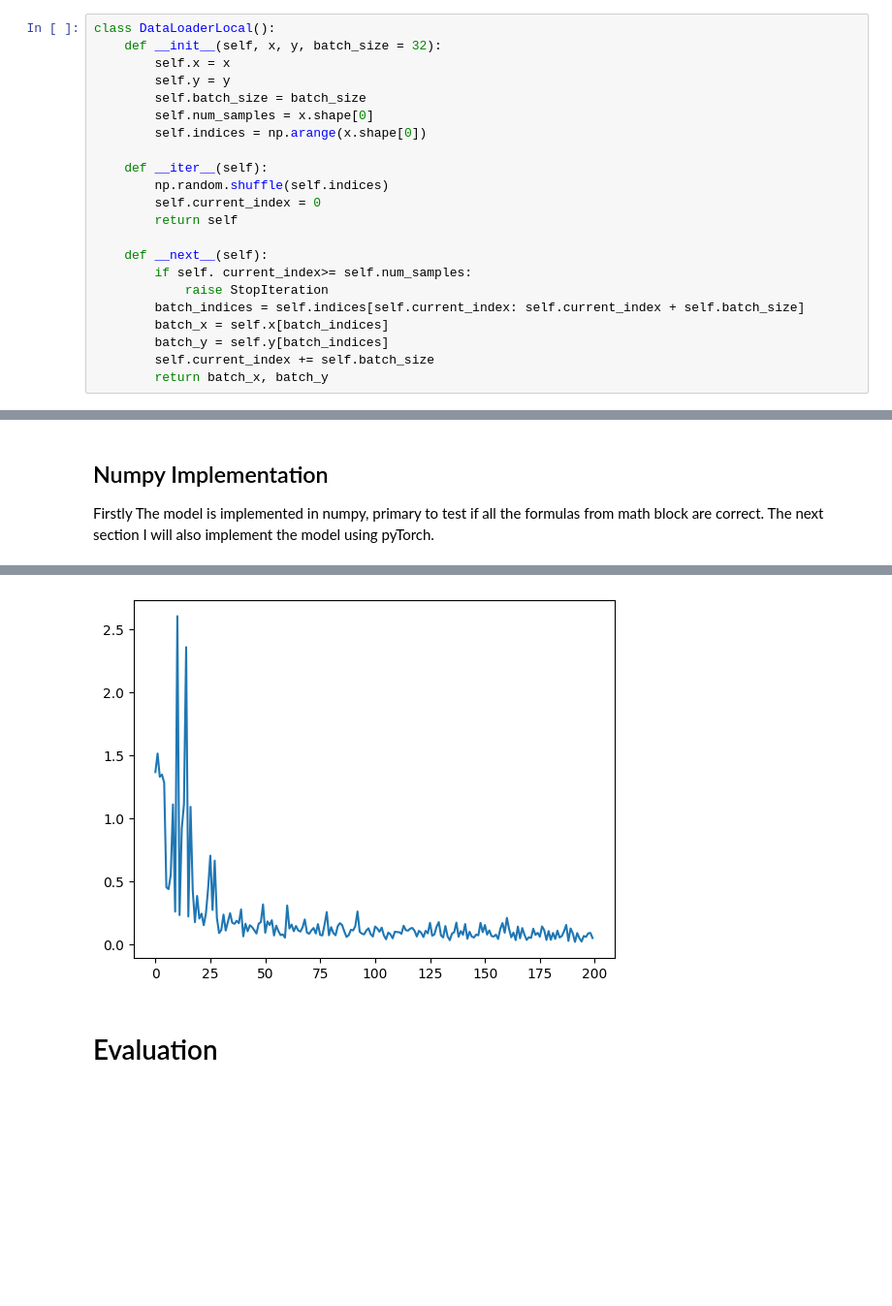
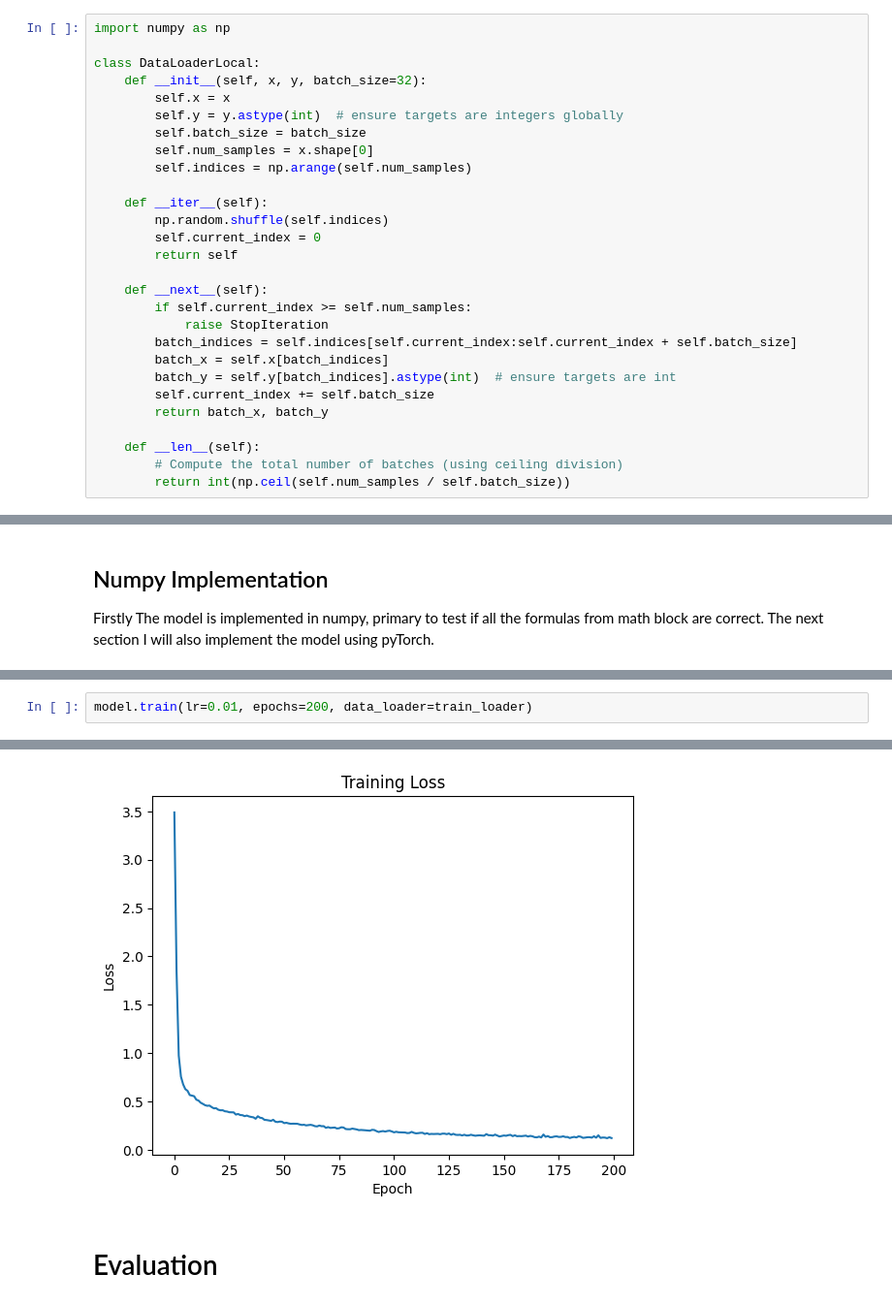
Before and after one commit to 33may/ml_portfolio, a Jupyter notebook: AIA/ann/ann.ipynb, the cells around one changed output, grey strips where cells are left out. Shown at 97% size. Cells and saved outputs as stored; diff of their text form; blank space fills up the shorter version.

```diff
--- a/AIA/ann/ann.ipynb
+++ b/AIA/ann/ann.ipynb
@@ -664,13 +664,15 @@ split_idx = int(x.shape[0] * train_ratio)
 x_train, x_test = x[:split_idx], x[split_idx:]
 y_train, y_test = y[:split_idx], y[split_idx:]
 # %%
-class DataLoaderLocal():
-    def __init__(self, x, y, batch_size = 32):
+import numpy as np
+
+class DataLoaderLocal:
+    def __init__(self, x, y, batch_size=32):
         self.x = x
-        self.y = y
+        self.y = y.astype(int)  # ensure targets are integers globally
         self.batch_size = batch_size
         self.num_samples = x.shape[0]
-        self.indices = np.arange(x.shape[0])
+        self.indices = np.arange(self.num_samples)
 
     def __iter__(self):
         np.random.shuffle(self.indices)
@@ -678,13 +680,17 @@ class DataLoaderLocal():
         return self
 
     def __next__(self):
-        if self. current_index>= self.num_samples:
+        if self.current_index >= self.num_samples:
             raise StopIteration
-        batch_indices = self.indices[self.current_index: self.current_index + self.batch_size]
+        batch_indices = self.indices[self.current_index:self.current_index + self.batch_size]
         batch_x = self.x[batch_indices]
-        batch_y = self.y[batch_indices]
+        batch_y = self.y[batch_indices].astype(int)  # ensure targets are int
         self.current_index += self.batch_size
         return batch_x, batch_y
+
+    def __len__(self):
+        # Compute the total number of batches (using ceiling division)
+        return int(np.ceil(self.num_samples / self.batch_size))
 # %%
 train_loader = DataLoaderLocal(x_train, y_train, batch_size=32)
 test_loader = DataLoaderLocal(x_test, y_test, batch_size=32)
@@ -811,2 +979,3 @@ numpy_model.train(lr=0.0001, epochs = 200, data_loader = train_loader)
 # %%
+model.train(lr=0.01, epochs=200, data_loader=train_loader)
 # %% [output]
@@ -813,4 +999,4 @@ numpy_model.train(lr=0.0001, epochs = 200, data_loader = train_loader)
-[figure, old version]
+[figure, new version]
 # %% [markdown]
 # Evaluation
 # %%
```
Also changed, not shown: parts of 4 cells of this notebook, 1 other file.
